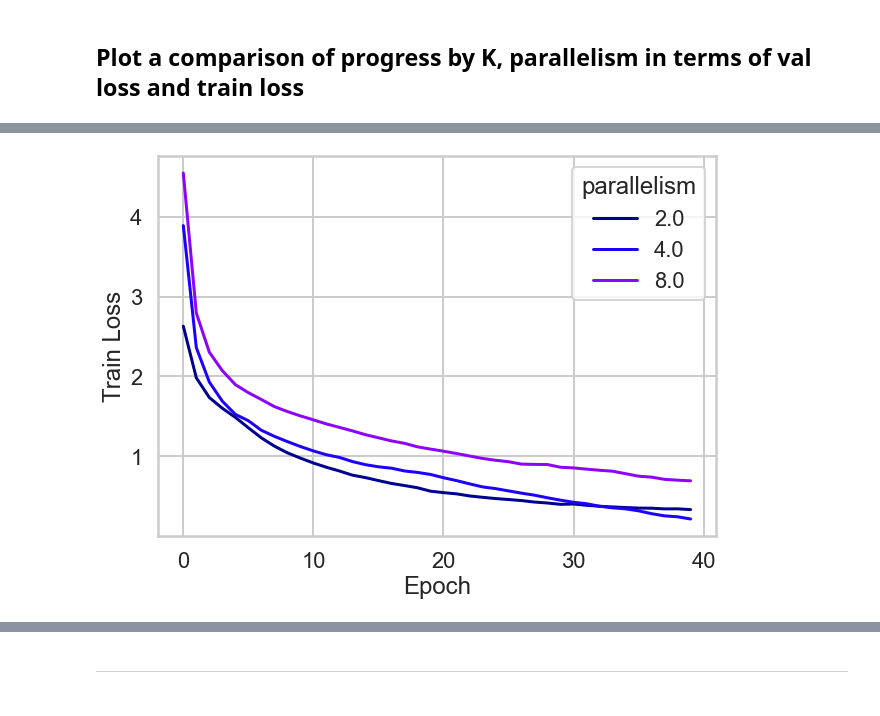
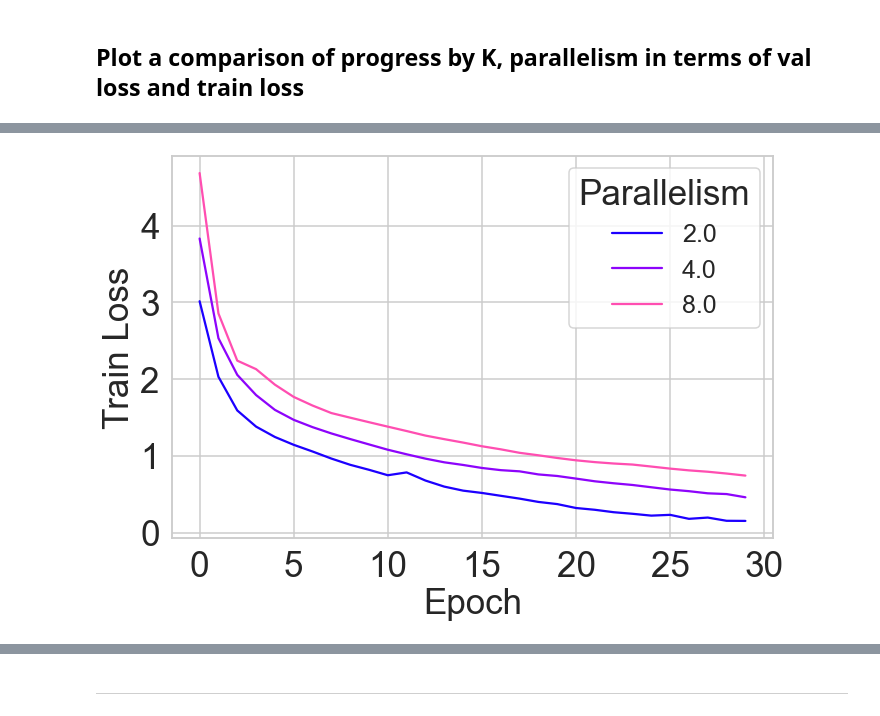
Before and after one commit to DiegoStock12/kubeml, a Jupyter notebook: ml/experiments/insights.ipynb, the cells around one changed output, grey strips where cells are left out. Drawn from its saved outputs; the diff is of its cells as text; code cells hidden in the pictures.

```diff
--- a/ml/experiments/insights.ipynb
+++ b/ml/experiments/insights.ipynb
@@ -247,5 +247,5 @@ sns.palplot(sns.color_palette('gnuplot2'))
 
 
 sns.set_theme(style='whitegrid', palette=blue_yellow_palette, )
-# sns.set_context('talk')
+sns.set_context('talk')
 # sns.set_palette(blue_yellow_palette)
@@ -737,6 +739,8 @@ r = pd.read_pickle('./dataframes/resnet_sparse.pkl')
 ## Get the best result plot from Resnet
 # %%
 tf = r[r.system=='tensorflow']
+
+sns.set_palette('gnuplot2')
 
 tf['train_accuracy'] = tf.train_accuracy.map(lambda l: [100*n for n in l])
 
@@ -1332,0 +1312,5 @@ Name: parallelism, dtype: int64
+# %%
+print(sns.color_palette('gnuplot2').as_hex())
+
+palette = sns.color_palette('gnuplot2').as_hex()[1:]
+sns.set_palette(palette)
@@ -1333,51 +1323,70 @@ Name: parallelism, dtype: int64
 # %%
 # get the difference between the parallelisms in terms of convergence
 
-r2 = sp[sp.parallelism==2].head(1).iloc[0]
-r4 = sp[sp.parallelism==4].head(1).iloc[0]
-r8 = sp[sp.parallelism==8].head(1).iloc[0]
+sns.set_style('whitegrid')
+# sns.set_palette('gnuplot2')
 
-e = r2.epochs
+r2 = sp[(sp.parallelism==2) & (sp.batch_size==128)].head(1).iloc[0]
+r4 = sp[(sp.parallelism==4) & (sp.batch_size==128)].head(1).iloc[0]
+r8 = sp[(sp.parallelism==8) & (sp.batch_size==128)].head(1).iloc[0]
+
+e = 30
+size=35
 
 # Set the train loss
 f, ax = plt.subplots(figsize=(10,7))
 
 sns.lineplot(x=range(e),
-            y=r2.train_loss,
+            y=r2.train_loss[:e],
             label=r2.parallelism)
 
 sns.lineplot(x=range(e),
-            y=r4.train_loss,
+            y=r4.train_loss[:e],
             label=r4.parallelism)
 
 sns.lineplot(x=range(e),
-            y=r8.train_loss,
+            y=r8.train_loss[:e],
             label=r8.parallelism)
 
 plt.xlabel('Epoch')
 plt.ylabel('Train Loss')
+plt.xlabel('Epoch', fontsize=size)
+plt.ylabel('Train Loss', fontsize=size)
+plt.xticks(fontsize=size)
+plt.yticks(fontsize=size)
+plt.legend(title='Parallelism', fontsize=25, title_fontsize=size)
 
-plt.legend(title='parallelism')
+plt.tight_layout()
+plt.savefig('./figures/paper/resnet34/lines/train-parallelism.pdf')
+
+
 
 
 # set the validation loss
 f, ax = plt.subplots(figsize=(10,7))
 sns.lineplot(x=range(e),
-            y=r2.validation_loss,
+            y=r2.validation_loss[:e],
             label=r2.parallelism)
 
 sns.lineplot(x=range(e),
-            y=r4.validation_loss,
+            y=r4.validation_loss[:e],
             label=r4.parallelism)
 
 sns.lineplot(x=range(e),
-            y=r8.validation_loss,
+            y=r8.validation_loss[:e],
             label=r8.parallelism)
 
-plt.xlabel('Epoch')
-plt.ylabel('Validation Loss')
 
-plt.legend(title='parallelism')
+plt.xlabel('Epoch', fontsize=size)
+plt.ylabel('Validation Loss', fontsize=size)
+plt.xticks(fontsize=size)
+plt.yticks(fontsize=size)
+plt.legend(title='Parallelism', fontsize=25, title_fontsize=size)
+
+plt.tight_layout()
+plt.savefig('./figures/paper/resnet34/lines/validation-parallelism.pdf')
+
+
 
 
 # now do so in terms of K
@@ -1411,10 +1420,17 @@ sns.lineplot(x=range(e),
             y=kinf.train_loss,
             label=kinf.k)
 
-plt.xlabel('Epoch')
-plt.ylabel('Train Loss')
+# size=25
+plt.xlabel('Epoch', fontsize=size)
+plt.ylabel('Train Loss', fontsize=size)
+plt.xticks(fontsize=size)
+plt.yticks(fontsize=size)
+plt.legend(title='k', fontsize=25, title_fontsize=size)
 
-plt.legend(title='k')
+plt.tight_layout()
+plt.savefig('./figures/paper/resnet34/lines/train-k.pdf')
+
+# plt.legend(title='k')
 
 
 # set the validation loss
@@ -1436,8 +1452,13 @@ sns.lineplot(x=range(e),
             y=kinf.validation_loss,
             label=kinf.k)
 
-plt.xlabel('Epoch')
-plt.ylabel('Validation Loss')
 
-plt.legend(title='k')
+plt.xlabel('Epoch', fontsize=size)
+plt.ylabel('Validation Loss', fontsize=size)
+plt.xticks(fontsize=size)
+plt.yticks(fontsize=size)
+plt.legend(title='k', fontsize=25, title_fontsize=size)
+
+plt.tight_layout()
+plt.savefig('./figures/paper/resnet34/lines/validation-k.pdf')
 # %% [output]
@@ -1445 +1477 @@ plt.legend(title='k')
-[figure, old version]
+[figure, new version]
```
Also changed, not shown: parts of 25 cells of this notebook, 21 other files.
